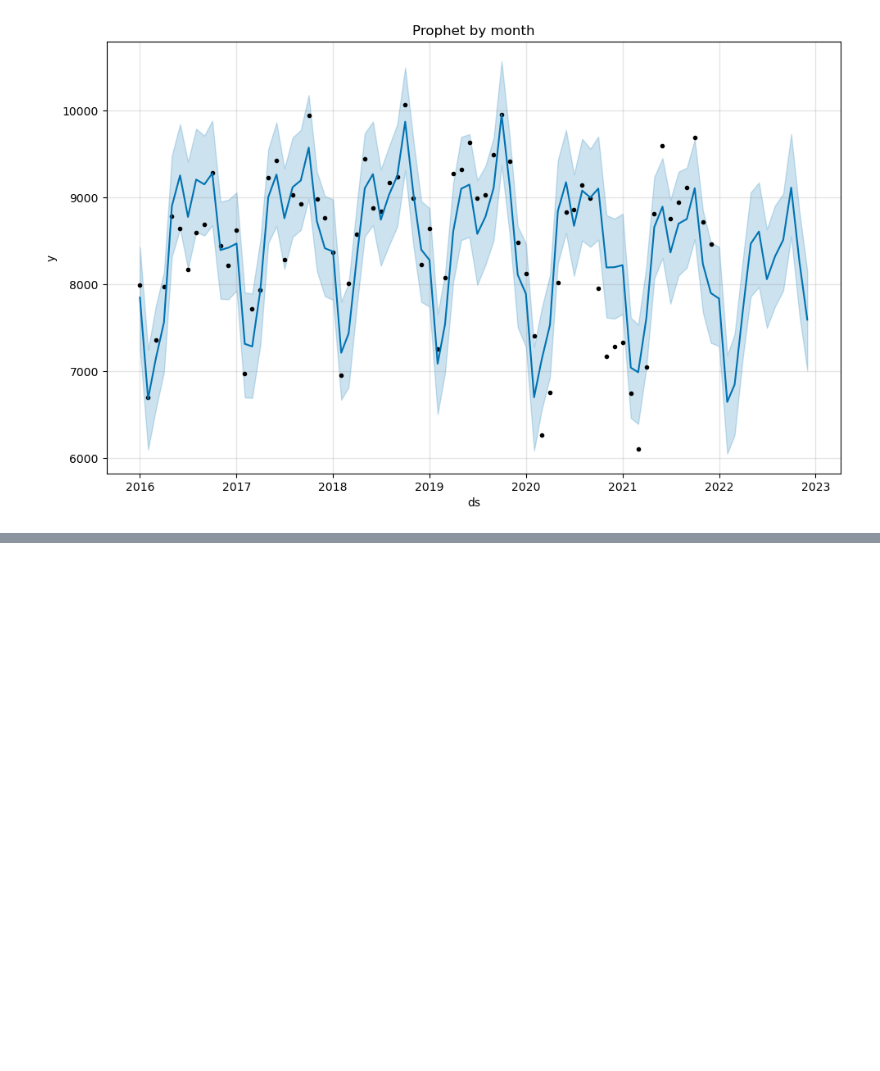
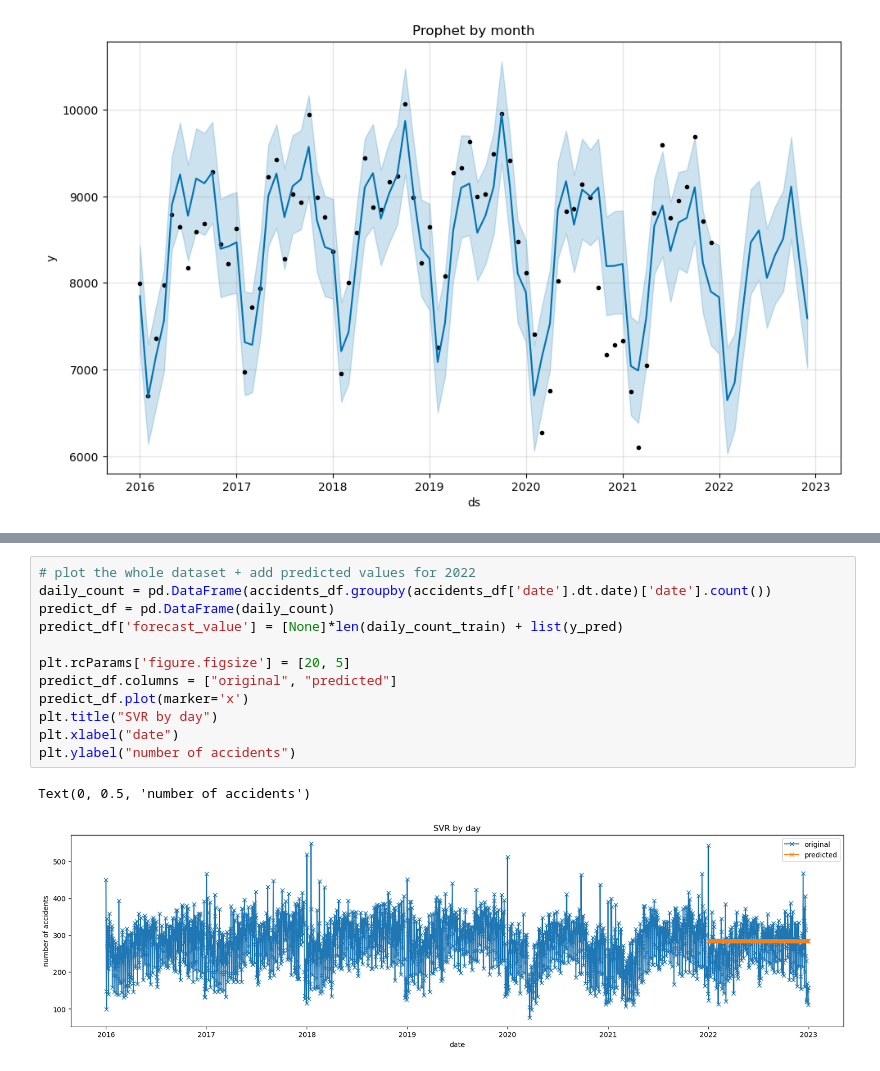
Before and after one commit to Katarina5/time-series-predictions, a Jupyter notebook: accidents.ipynb, the cells around one changed output, grey strips where cells are left out. Saved outputs shown, nothing was run; the diff lists cells and outputs as text; blank space fills up the shorter version.

```diff
--- a/accidents.ipynb
+++ b/accidents.ipynb
@@ -291,0 +400,15 @@ date
+# %%
+# plot the whole dataset + add predicted values for 2022
+daily_count = pd.DataFrame(accidents_df.groupby(accidents_df['date'].dt.date)['date'].count())
+predict_df = pd.DataFrame(daily_count)
+predict_df['forecast_value'] = [None]*len(daily_count_train) + list(y_pred)
+
+plt.rcParams['figure.figsize'] = [20, 5]
+predict_df.columns = ["original", "predicted"]
+predict_df.plot(marker='x')
+plt.title("SVR by day")
+plt.xlabel("date")
+plt.ylabel("number of accidents")
+# %% [output]
+Text(0, 0.5, 'number of accidents')
+[figure, added]
```
Also changed, not shown: parts of 26 cells of this notebook.
